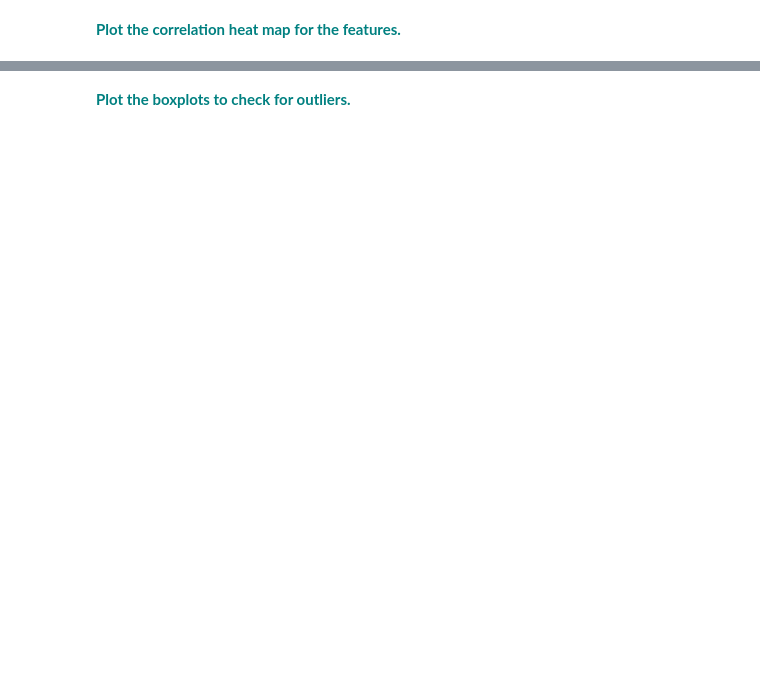
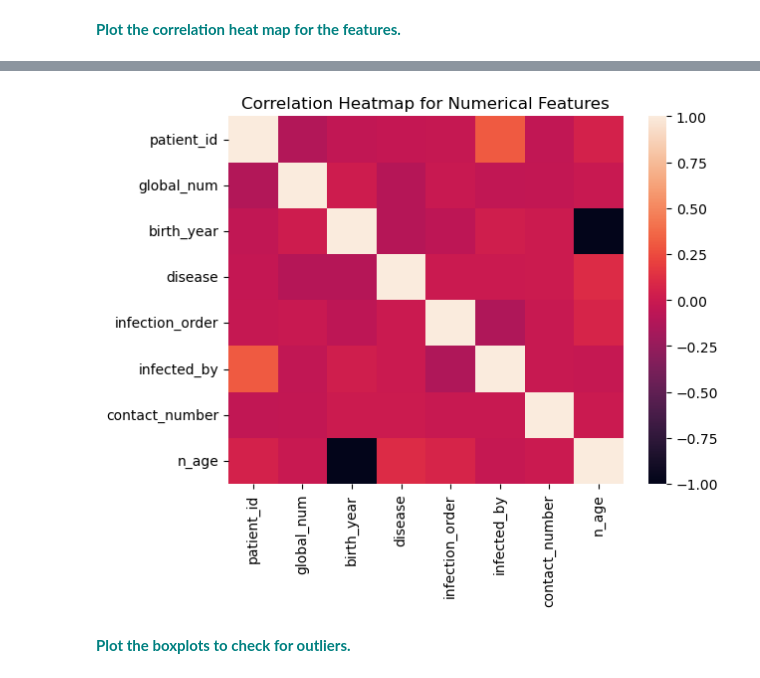
Before and after one commit to dianakulawiec/datascience, a Jupyter notebook: Random Forest Covid Case Study/RandomForest_casestudy_covid19.ipynb, the cells around one changed output, grey strips where cells are left out. Saved outputs shown, nothing was run; the diff lists cells and outputs as text; code cells hidden in the pictures; blank space fills up the shorter version.

```diff
--- a/Random Forest Covid Case Study/RandomForest_casestudy_covid19.ipynb
+++ b/Random Forest Covid Case Study/RandomForest_casestudy_covid19.ipynb
@@ -228,0 +259,3 @@ df['infection_case'] = df['infection_case'].fillna('etc')
+# %%
+symptoms_to_confirmed = np.mean(df['confirmed_date']-df['symptom_onset_date'])
+df['symptom_onset_date'] = df['symptom_onset_date'].fillna((df['confirmed_date']-symptoms_to_confirmed))
@@ -228,0 +264,10 @@ df['infection_case'] = df['infection_case'].fillna('etc')
+# %%
+confirmed_to_release = np.mean(df['released_date']-df['confirmed_date'])
+confirmed_to_decease = np.mean(df['deceased_date']-df['confirmed_date'])
+
+
+for index, row in df.iterrows():
+    if pd.isnull(row['released_date']) and row['state'] == 'released':
+        df.at[index, 'released_date'] = row['confirmed_date'] + confirmed_to_release
+    if pd.isnull(row['deceased_date']) and row['state'] == 'deceased':
+        df.at[index, 'deceased_date'] = row['confirmed_date'] + confirmed_to_decease
@@ -228,0 +282,2 @@ df['infection_case'] = df['infection_case'].fillna('etc')
+# %%
+df.loc[[109,187],'state'] = 'deceased'
@@ -266,2 +404,5 @@ vn
 # %% [markdown]
 **<font color='teal'> Plot the correlation heat map for the features.</font>**
+# %%
+df_num = df.select_dtypes(include = [float, int])
+df_num.dtypes
@@ -268,2 +419,8 @@ vn
+# %%
+sns.heatmap(df_num.corr())
+plt.title('Correlation Heatmap for Numerical Features')
+plt.show()
+# %% [output]
+[figure, added]
 # %% [markdown]
 **<font color='teal'> Plot the boxplots to check for outliers. </font>**
```
Also changed, not shown: parts of 33 cells of this notebook, 1 other file.
